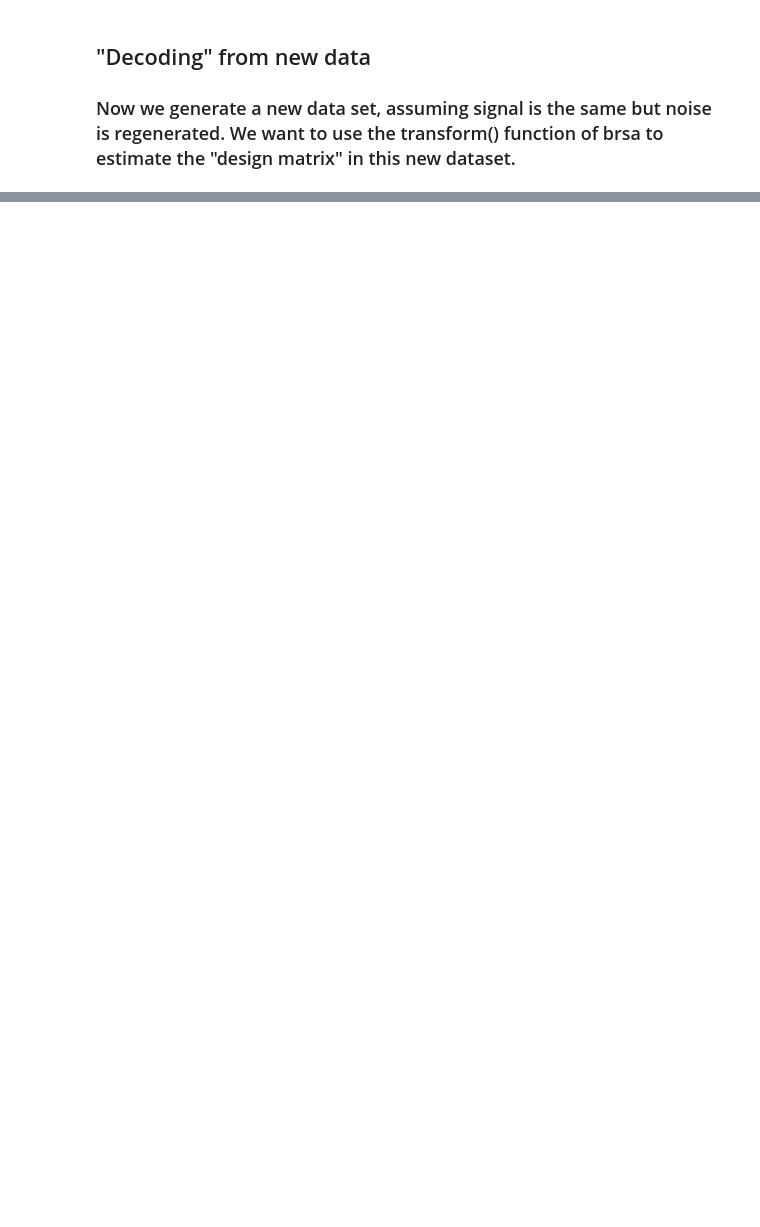
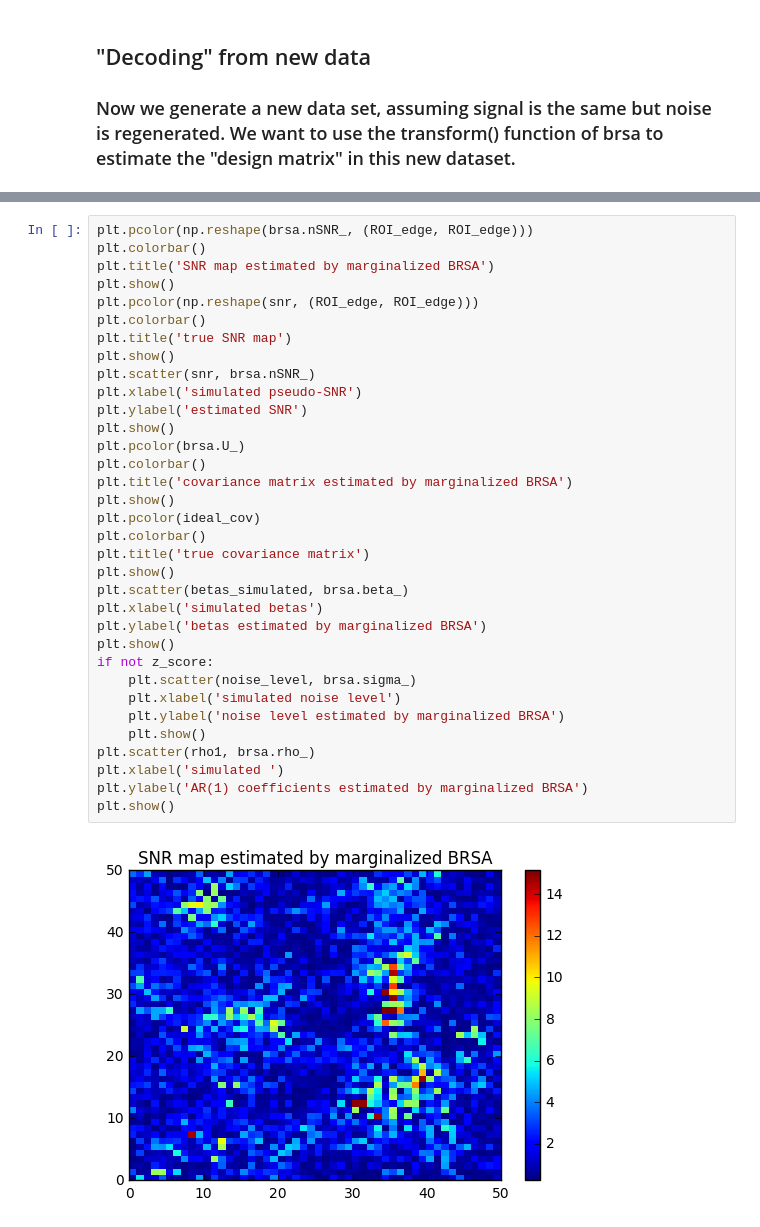
Before and after one commit to brainiak/brainiak, a Jupyter notebook: examples/reprsimil/brsa_representational_similarity_estimate_example.ipynb, the cells around one changed output, grey strips where cells are left out. Cells and saved outputs as stored; diff of their text form; blank space fills up the shorter version.

Commit message:
Adding marginalized version of BRSA

```diff
--- a/examples/reprsimil/brsa_representational_similarity_estimate_example.ipynb
+++ b/examples/reprsimil/brsa_representational_similarity_estimate_example.ipynb
@@ -506,0 +588,36 @@ plt.show()
+# %%
+plt.pcolor(np.reshape(brsa.nSNR_, (ROI_edge, ROI_edge)))
+plt.colorbar()
+plt.title('SNR map estimated by marginalized BRSA')
+plt.show()
+plt.pcolor(np.reshape(snr, (ROI_edge, ROI_edge)))
+plt.colorbar()
+plt.title('true SNR map')
+plt.show()
+plt.scatter(snr, brsa.nSNR_)
+plt.xlabel('simulated pseudo-SNR')
+plt.ylabel('estimated SNR')
+plt.show()
+plt.pcolor(brsa.U_)
+plt.colorbar()
+plt.title('covariance matrix estimated by marginalized BRSA')
+plt.show()
+plt.pcolor(ideal_cov)
+plt.colorbar()
+plt.title('true covariance matrix')
+plt.show()
+plt.scatter(betas_simulated, brsa.beta_)
+plt.xlabel('simulated betas')
+plt.ylabel('betas estimated by marginalized BRSA')
+plt.show()
+if not z_score:
+    plt.scatter(noise_level, brsa.sigma_)
+    plt.xlabel('simulated noise level')
+    plt.ylabel('noise level estimated by marginalized BRSA')
+    plt.show()
+plt.scatter(rho1, brsa.rho_)
+plt.xlabel('simulated ')
+plt.ylabel('AR(1) coefficients estimated by marginalized BRSA')
+plt.show()
+# %% [output]
+[figure, added]
```
Also changed, not shown: parts of 18 cells of this notebook, 2 other files.
